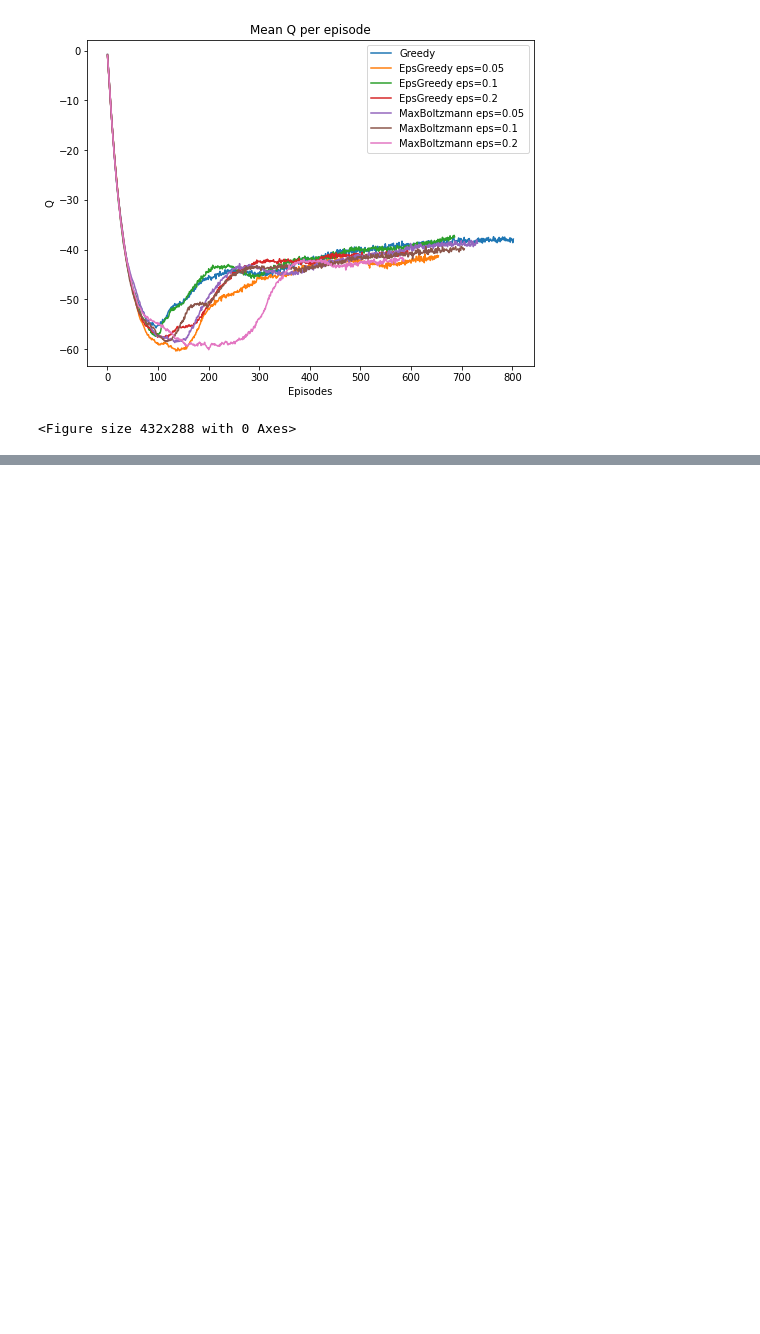
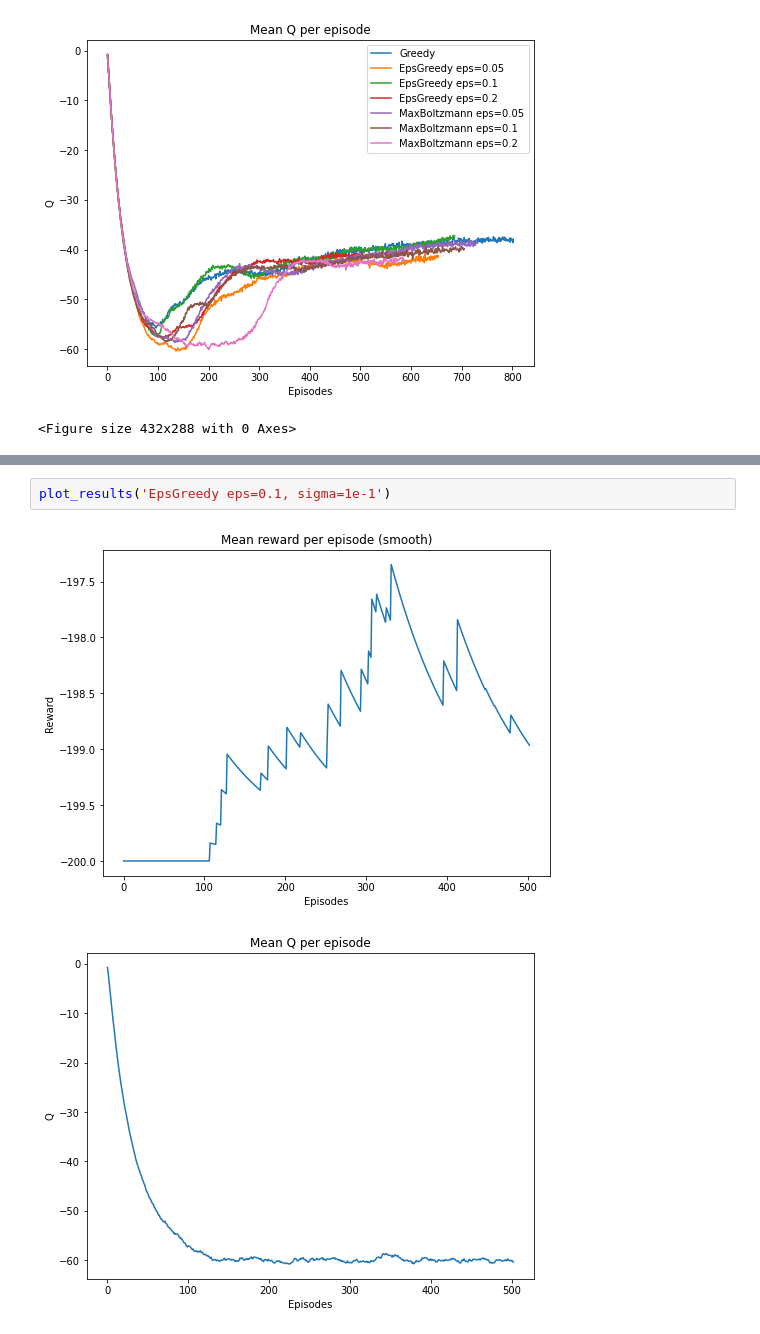
Before and after one commit to agaitanis/msc_dl, a Jupyter notebook: drl/mountain_car.ipynb, the cells around one changed output, grey strips where cells are left out. Saved outputs shown, nothing was run; the diff lists cells and outputs as text; blank space fills up the shorter version.

```diff
--- a/drl/mountain_car.ipynb
+++ b/drl/mountain_car.ipynb
@@ -407,0 +503,5 @@ plot_results(experiments, 'all_policies_without_noise_')
+# %%
+plot_results('EpsGreedy eps=0.1, sigma=1e-1')
+# %% [output]
+[figure, added]
+[figure, added]
```
Also changed, not shown: parts of 21 cells of this notebook.
